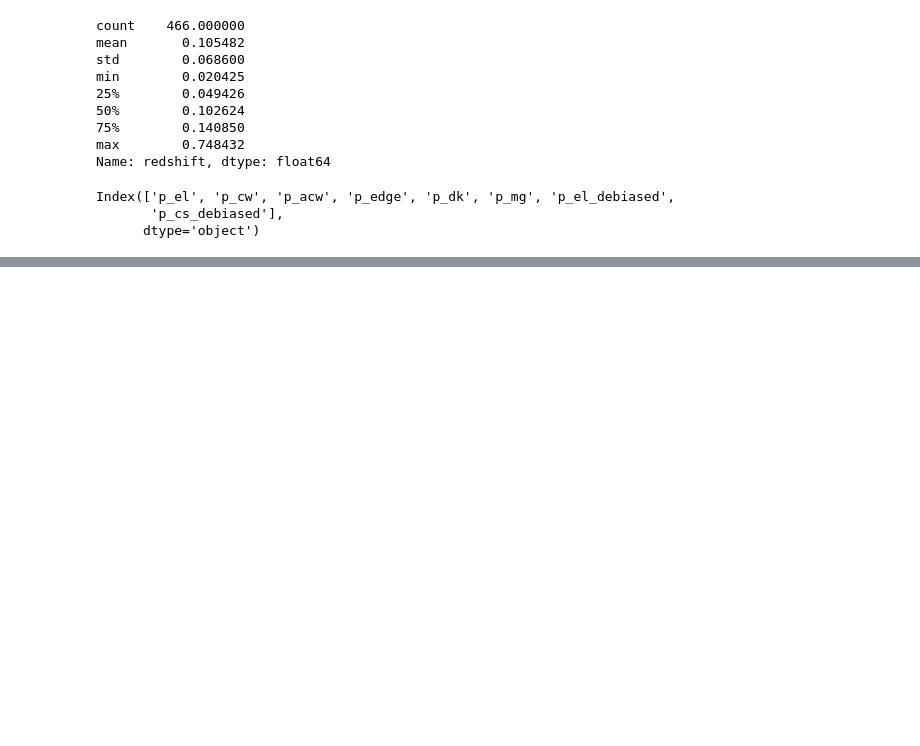
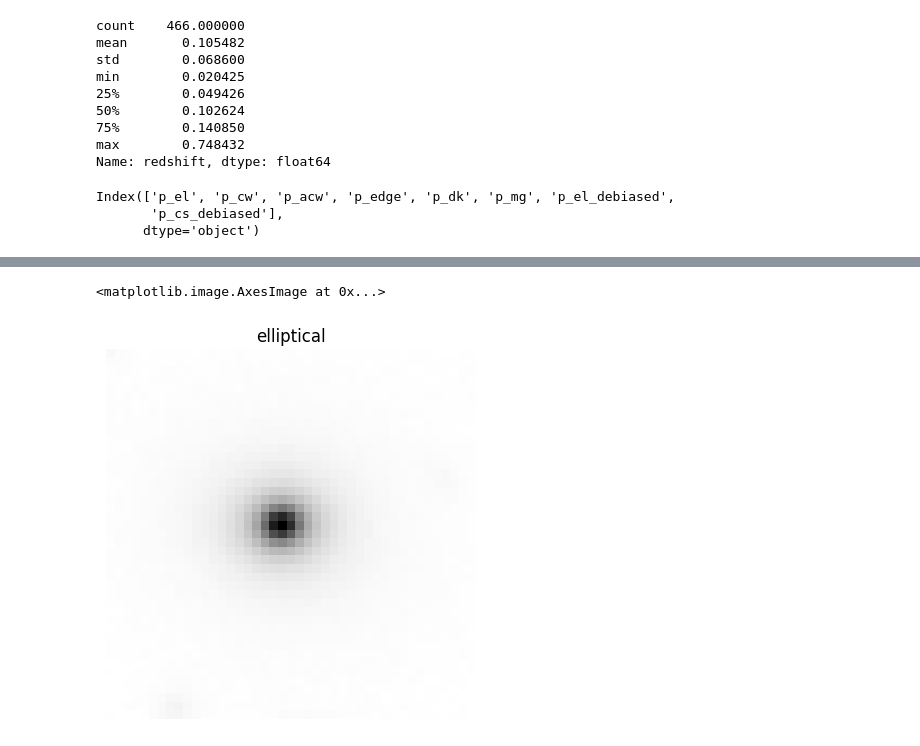
Before and after one commit to tkfritz/astro_images, a Jupyter notebook: galaxy_type_prep.ipynb, the cells around one changed output, grey strips where cells are left out. Saved outputs shown, nothing was run; the diff lists cells and outputs as text; code cells hidden in the pictures; blank space fills up the shorter version.

```diff
--- a/galaxy_type_prep.ipynb
+++ b/galaxy_type_prep.ipynb
@@ -125,0 +400,7 @@ print(df.shape)
+# %%
+plt.axis('off')
+plt.title("elliptical")
+plt.imshow(1-cut_out[:,:,0].T,cmap=cm.gray, interpolation='nearest')
+# %% [output]
+<matplotlib.image.AxesImage at 0x...>
+[figure, added]
```
Also changed, not shown: parts of 38 cells of this notebook.
